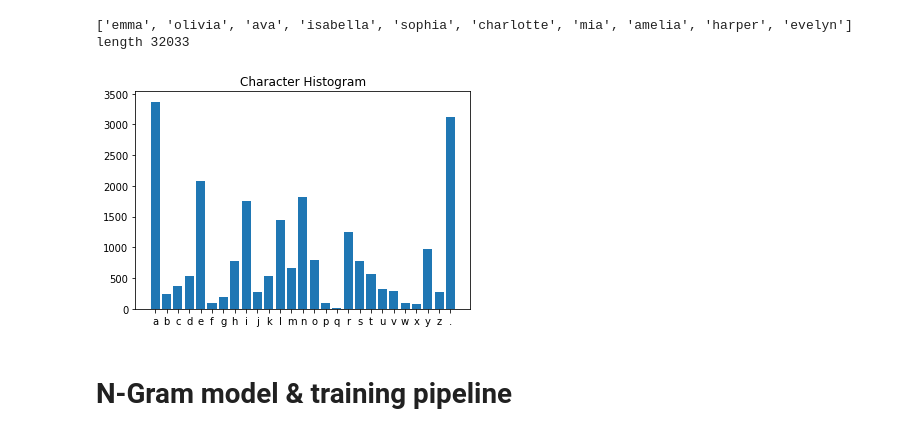
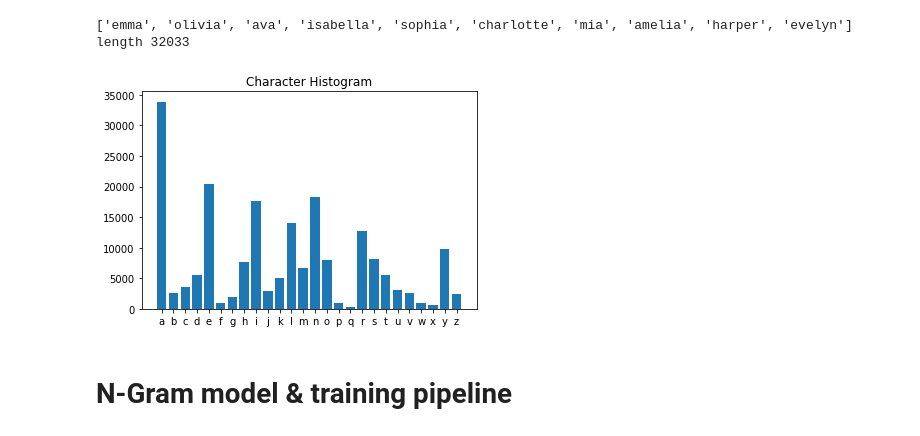
Before and after one commit to hans-elliott99/python-ml, a Jupyter notebook: makemore/Ngram.ipynb, the cells around one changed output. Drawn from its saved outputs; the diff is of its cells as text; code cells hidden in the pictures.

```diff
--- a/makemore/Ngram.ipynb
+++ b/makemore/Ngram.ipynb
@@ -30,16 +30,16 @@ itos = {i:s for s, i in stoi.items()}
 # %%
 corpus = ''.join(words)
 count_letters = dict()
 
 for c in chars:
     count_letters[c] = corpus.count(c)
 
-plt.bar(range(len(n_preds)), list(n_preds.values()), align='center')
-plt.xticks(range(len(n_preds)), list(n_preds.keys()))
+plt.bar(range(len(count_letters)), list(count_letters.values()), align='center')
+plt.xticks(range(len(count_letters)), list(count_letters.keys()))
 plt.title("Character Histogram")
 plt.show()
 # %% [output]
-[figure, old version]
+[figure, new version]
 # %% [markdown]
 # N-Gram model & training pipeline
 # %%
```
Also changed, not shown: parts of 13 cells of this notebook.
